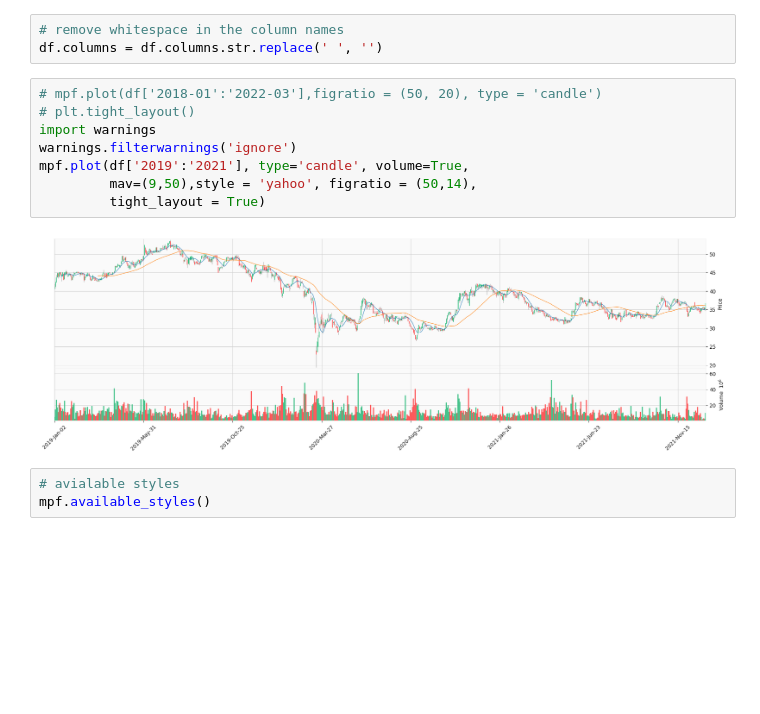
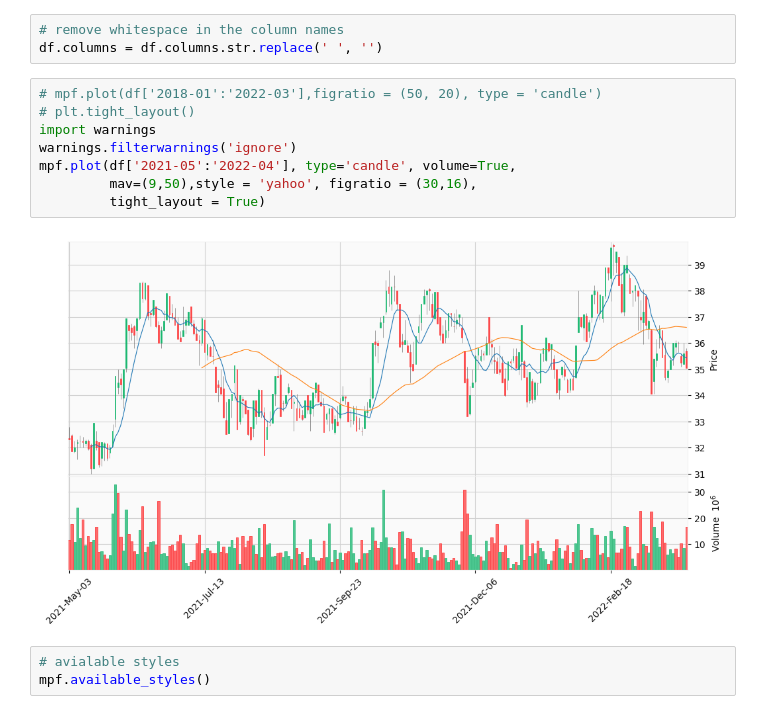
Before and after one commit to ReaganTiburan/Stock-Market-Prediction, a Jupyter notebook: 07_Project_2_Part_2_(Core).ipynb, the cells around one changed output. Drawn from its saved outputs; the diff is of its cells as text; blank space fills up the shorter version.

```diff
--- a/07_Project_2_Part_2_(Core).ipynb
+++ b/07_Project_2_Part_2_(Core).ipynb
@@ -183,13 +183,13 @@ df.columns = df.columns.str.replace(' ', '')
 # %%
 # mpf.plot(df['2018-01':'2022-03'],figratio = (50, 20), type = 'candle')
 # plt.tight_layout()
 import warnings
 warnings.filterwarnings('ignore')
-mpf.plot(df['2019':'2021'], type='candle', volume=True,
-         mav=(9,50),style = 'yahoo', figratio = (50,14),
+mpf.plot(df['2021-05':'2022-04'], type='candle', volume=True,
+         mav=(9,50),style = 'yahoo', figratio = (30,16),
          tight_layout = True)
 # %% [output]
-[figure, old version]
+[figure, new version]
 # %%
 # avialable styles
 mpf.available_styles()
```
